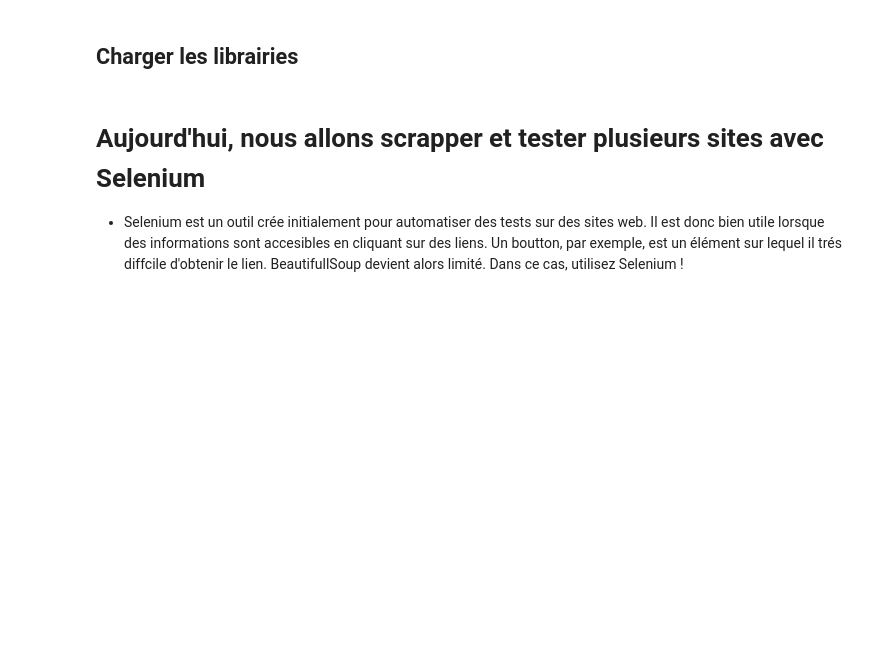
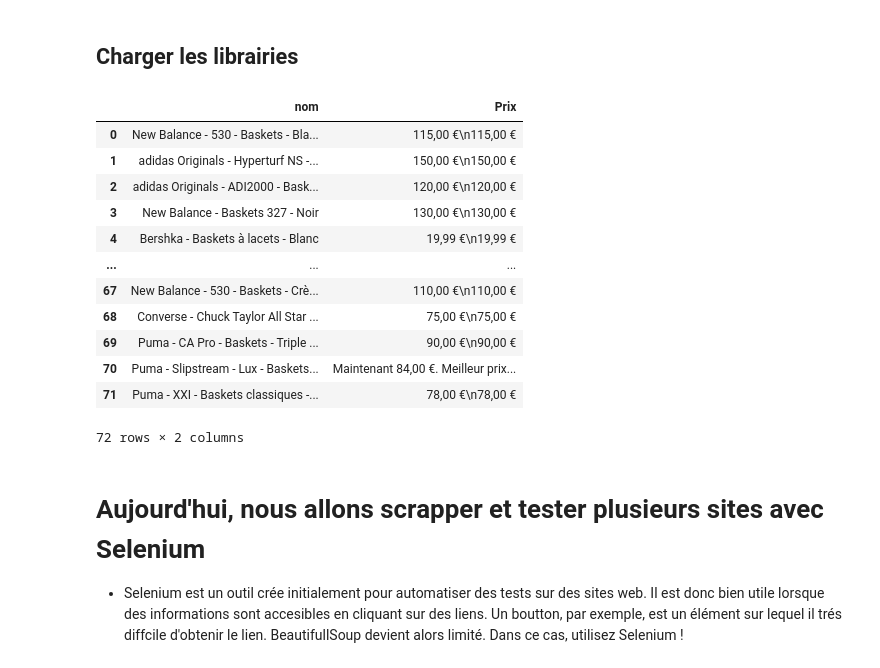
Before and after one commit to BoureimaAbdoulkadri/web-Sraping, a Jupyter notebook: 3-Selenium.ipynb, the cells around one changed output. Saved outputs shown, nothing was run; the diff lists cells and outputs as text; code cells hidden in the pictures; blank space fills up the shorter version.

Commit message:
Sraping with selenium

```diff
--- a/3-Selenium.ipynb
+++ b/3-Selenium.ipynb
@@ -134,6 +126,56 @@ import time
 import random
 
 # import pytest
+# %%
+# cas de test Firefox
+from selenium import webdriver
+driver = webdriver.Firefox()
+driver.get("https://www.asos.com/fr/")
+home = '//*[@id="men-floor"]'
+#xpath = "/html/body/div[4]/div/x-wrapper-header/div/div/header/div[1]/div/div/div/div[1]/div/div/div/div[2]/div[3]/form/div/input"
+HOME = driver.find_element(By.XPATH,home)
+HOME.click()
+#barre.send_keys("nike")
+#barre.submit()
+
+#time.sleep(3)
+chaussures = '/html/body/div[2]/div/div[2]/header/div[3]/div/div[2]/div[2]/nav/div/div/button[4]'
+basckets = '/html/body/div[2]/div/div[2]/header/div[3]/div/div[2]/div[2]/nav/div/div/div[4]/div/div[2]/div/div[1]/ul/li[4]/a'
+selectChaussures = driver.find_element(By.XPATH,chaussures).click()
+selectBascket= driver.find_element(By.XPATH,basckets).click()
+time.sleep(3)
+article = 'productLink_c18pi'
+articles = driver.find_elements(By.CLASS_NAME,article)
+href = [a.get_attribute('href') for a in articles]
+articlesData = []
+articleName = 'jcdpl'
+articlePrice = 'a0j7k'
+for link in href:
+    driver.get(link)
+    Name= driver.find_element(By.CLASS_NAME,articleName).text
+    Price = driver.find_element(By.CLASS_NAME,articlePrice).text
+    articlesData.append({
+        'nom' : Name,
+        'Prix' : Price
+    })
+# %%
+import pandas as pd
+df = pd.DataFrame(articlesData)
+df
+# %% [output]
+|  | nom | Prix |
+| 0 | New Balance - 530 - Baskets - Bla... | 115,00 €\n115,00 € |
+| 1 | adidas Originals - Hyperturf NS -... | 150,00 €\n150,00 € |
+| 2 | adidas Originals - ADI2000 - Bask... | 120,00 €\n120,00 € |
+| 3 | New Balance - Baskets 327 - Noir | 130,00 €\n130,00 € |
+| 4 | Bershka - Baskets à lacets - Blanc | 19,99 €\n19,99 € |
+| ... | ... | ... |
+| 67 | New Balance - 530 - Baskets - Crè... | 110,00 €\n110,00 € |
+| 68 | Converse - Chuck Taylor All Star ... | 75,00 €\n75,00 € |
+| 69 | Puma - CA Pro - Baskets - Triple ... | 90,00 €\n90,00 € |
+| 70 | Puma - Slipstream - Lux - Baskets... | Maintenant 84,00 €. Meilleur prix... |
+| 71 | Puma - XXI - Baskets classiques -... | 78,00 €\n78,00 € |
+72 rows × 2 columns
 # %% [markdown]
 # Aujourd'hui, nous allons scrapper et tester plusieurs sites avec Selenium
 
```
Also changed, not shown: parts of 3 cells of this notebook.
